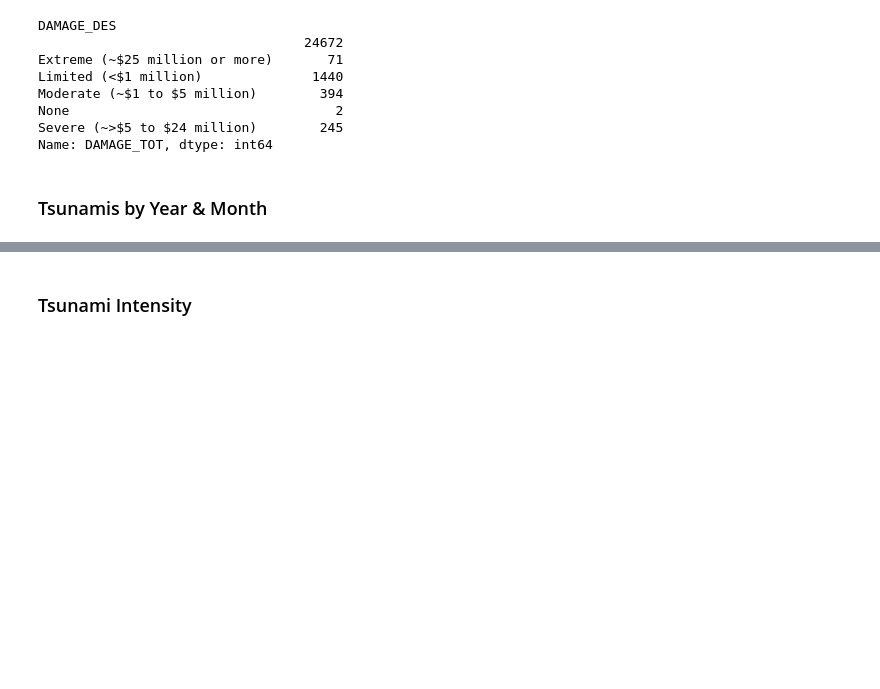
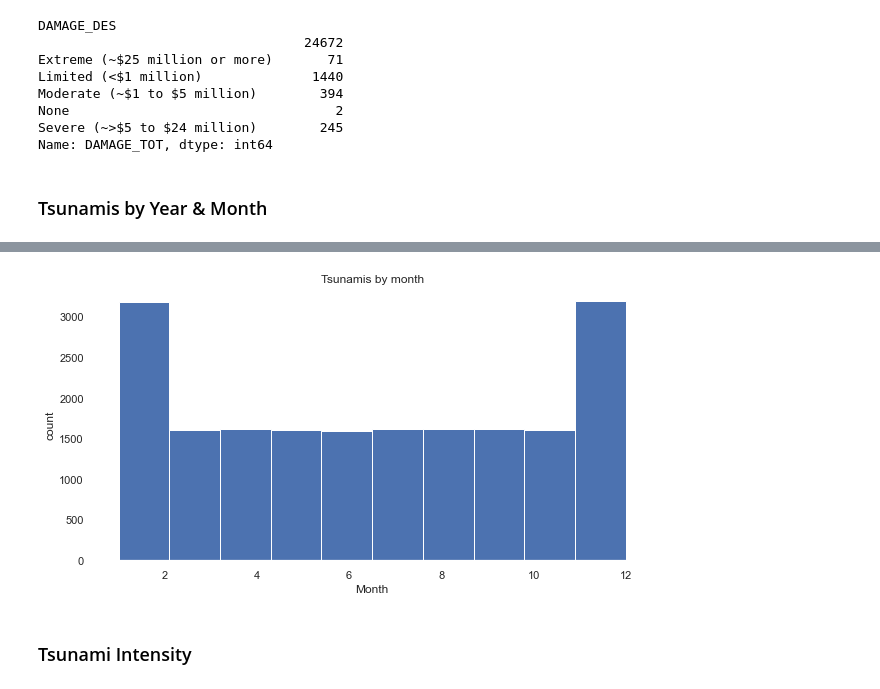
Before and after one commit to ImyPG/Natural-Disaster-Prediction, a Jupyter notebook: ND.ipynb, the cells around one changed output, grey strips where cells are left out. Cells and saved outputs as stored; diff of their text form; code cells hidden in the pictures; blank space fills up the shorter version.

```diff
--- a/ND.ipynb
+++ b/ND.ipynb
@@ -134,3 +131,11 @@ Joined_data['MONTH'].hist();
+# %%
+plt.figure(figsize=(10,5))
+plt.title('Tsunamis by month')
+plt.xlabel('Month')
+plt.ylabel('count')
+Joined_data['MONTH'].hist();
+# %% [output]
+[figure, added]
 # %% [markdown]
 ### Tsunami Intensity
 # %% [markdown]
```
Also changed, not shown: parts of 19 cells of this notebook, 1 other file.
